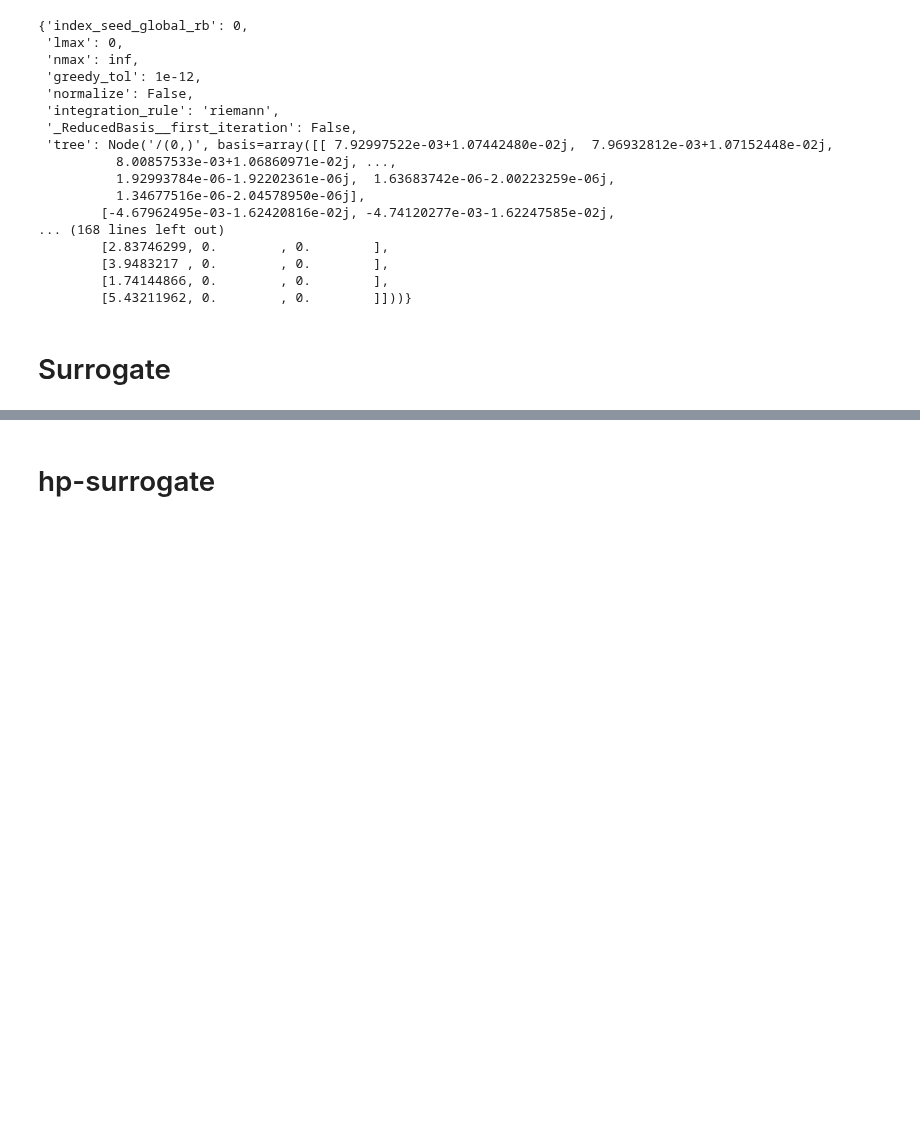
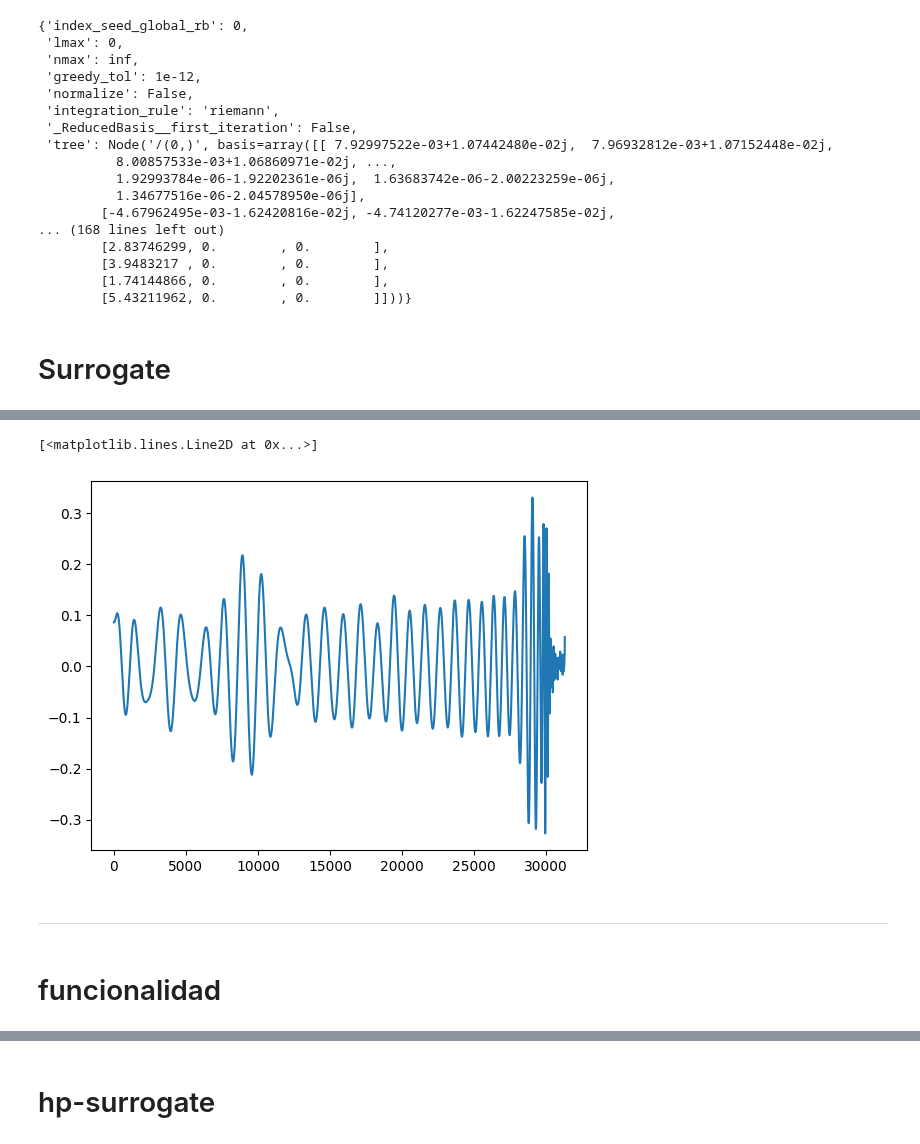
Before and after one commit to francocerino/scikit-reducedmodel, a Jupyter notebook: demo.ipynb, the cells around one changed output, grey strips where cells are left out. Drawn from its saved outputs; the diff is of its cells as text; code cells hidden in the pictures; blank space fills up the shorter version.

```diff
--- a/demo.ipynb
+++ b/demo.ipynb
@@ -653,0 +661,9 @@ assert errors_f_model == errors_rom
+# %%
+plt.plot(h_rom)
+# %% [output]
+[<matplotlib.lines.Line2D at 0x...>]
+[figure, added]
+# %% [markdown]
+-------
+# %% [markdown]
+# funcionalidad
```
Also changed, not shown: parts of 32 cells of this notebook, 4 other files.
